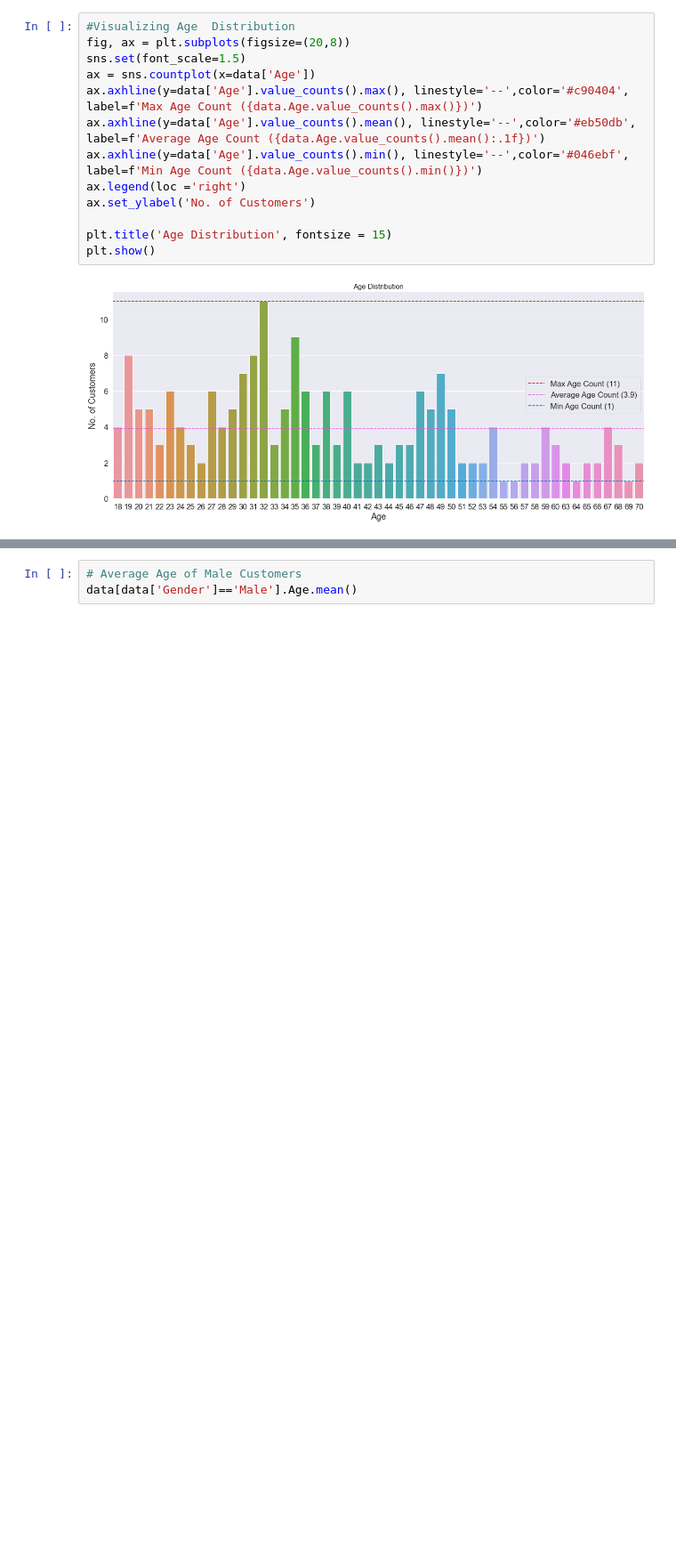
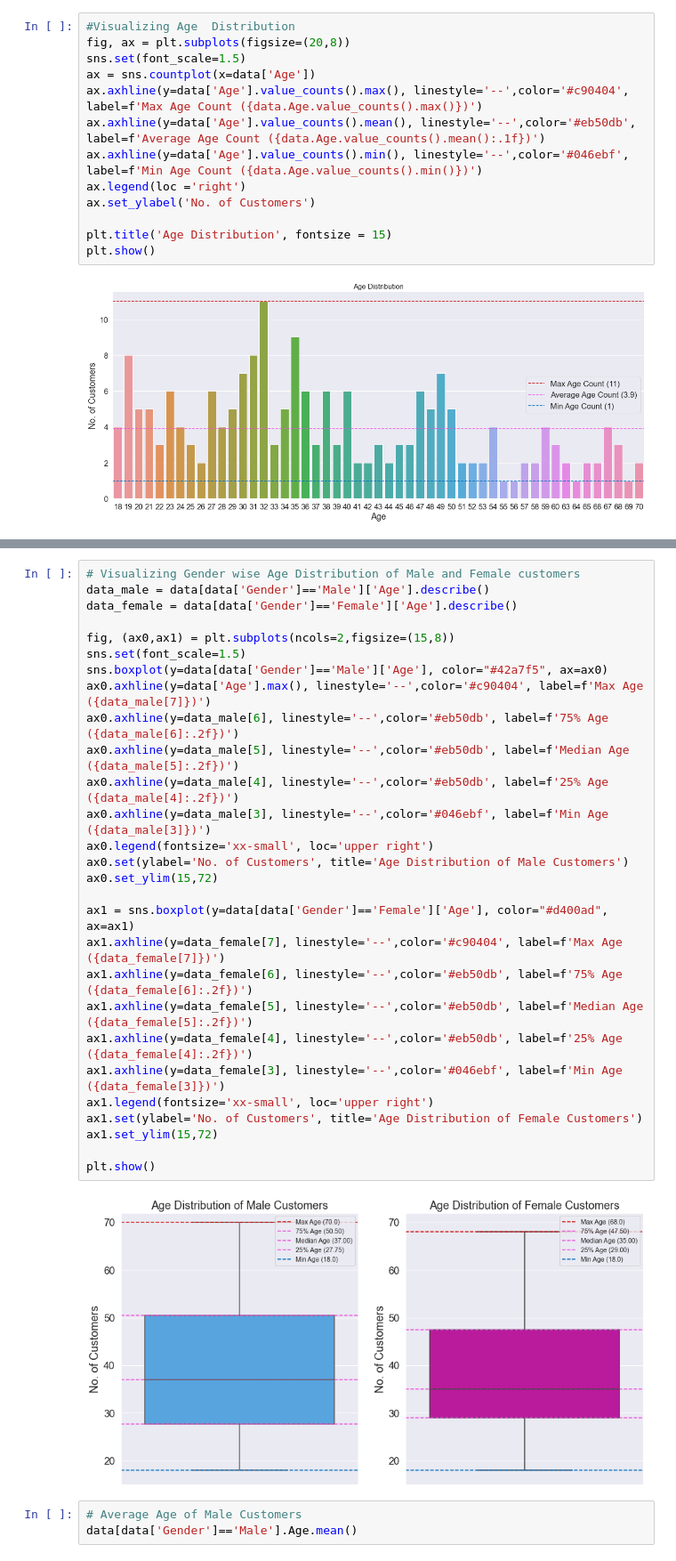
Before and after one commit to mayursrt/customer-segmentation-using-k-means, a Jupyter notebook: Customer Segmentation.ipynb, the cells around one changed output, grey strips where cells are left out. Shown at 89% size. Cells and saved outputs as stored; diff of their text form; blank space fills up the shorter version.

```diff
--- a/Customer Segmentation.ipynb
+++ b/Customer Segmentation.ipynb
@@ -358,3 +388,33 @@ plt.show()
+# %%
+# Visualizing Gender wise Age Distribution of Male and Female customers
+data_male = data[data['Gender']=='Male']['Age'].describe()
+data_female = data[data['Gender']=='Female']['Age'].describe()
+
+fig, (ax0,ax1) = plt.subplots(ncols=2,figsize=(15,8))
+sns.set(font_scale=1.5)
+sns.boxplot(y=data[data['Gender']=='Male']['Age'], color="#42a7f5", ax=ax0)
+ax0.axhline(y=data['Age'].max(), linestyle='--',color='#c90404', label=f'Max Age ({data_male[7]})')
+ax0.axhline(y=data_male[6], linestyle='--',color='#eb50db', label=f'75% Age ({data_male[6]:.2f})')
+ax0.axhline(y=data_male[5], linestyle='--',color='#eb50db', label=f'Median Age ({data_male[5]:.2f})')
+ax0.axhline(y=data_male[4], linestyle='--',color='#eb50db', label=f'25% Age ({data_male[4]:.2f})')
+ax0.axhline(y=data_male[3], linestyle='--',color='#046ebf', label=f'Min Age ({data_male[3]})')
+ax0.legend(fontsize='xx-small', loc='upper right')
+ax0.set(ylabel='No. of Customers', title='Age Distribution of Male Customers')
+ax0.set_ylim(15,72)
+
+ax1 = sns.boxplot(y=data[data['Gender']=='Female']['Age'], color="#d400ad", ax=ax1)
+ax1.axhline(y=data_female[7], linestyle='--',color='#c90404', label=f'Max Age ({data_female[7]})')
+ax1.axhline(y=data_female[6], linestyle='--',color='#eb50db', label=f'75% Age ({data_female[6]:.2f})')
+ax1.axhline(y=data_female[5], linestyle='--',color='#eb50db', label=f'Median Age ({data_female[5]:.2f})')
+ax1.axhline(y=data_female[4], linestyle='--',color='#eb50db', label=f'25% Age ({data_female[4]:.2f})')
+ax1.axhline(y=data_female[3], linestyle='--',color='#046ebf', label=f'Min Age ({data_female[3]})')
+ax1.legend(fontsize='xx-small', loc='upper right')
+ax1.set(ylabel='No. of Customers', title='Age Distribution of Female Customers')
+ax1.set_ylim(15,72)
+
+plt.show()
+# %% [output]
+[figure, added]
 # %%
 # Average Age of Male Customers
 data[data['Gender']=='Male'].Age.mean()
```
Also changed, not shown: parts of 5 cells of this notebook.
